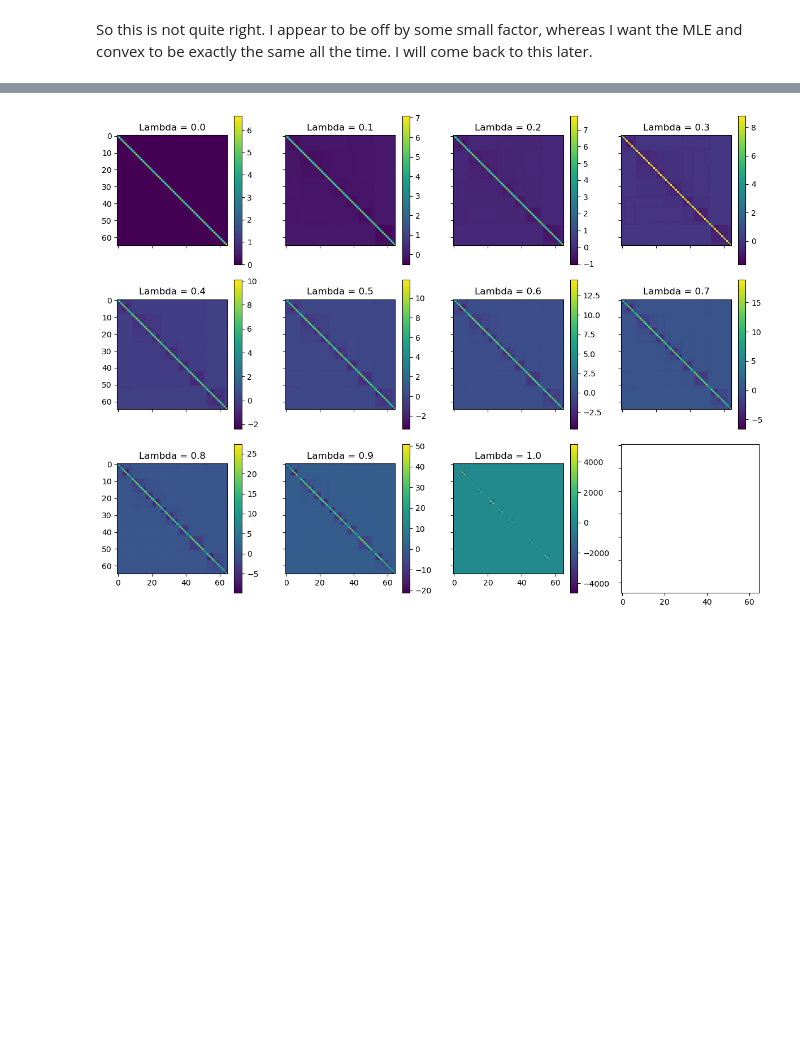
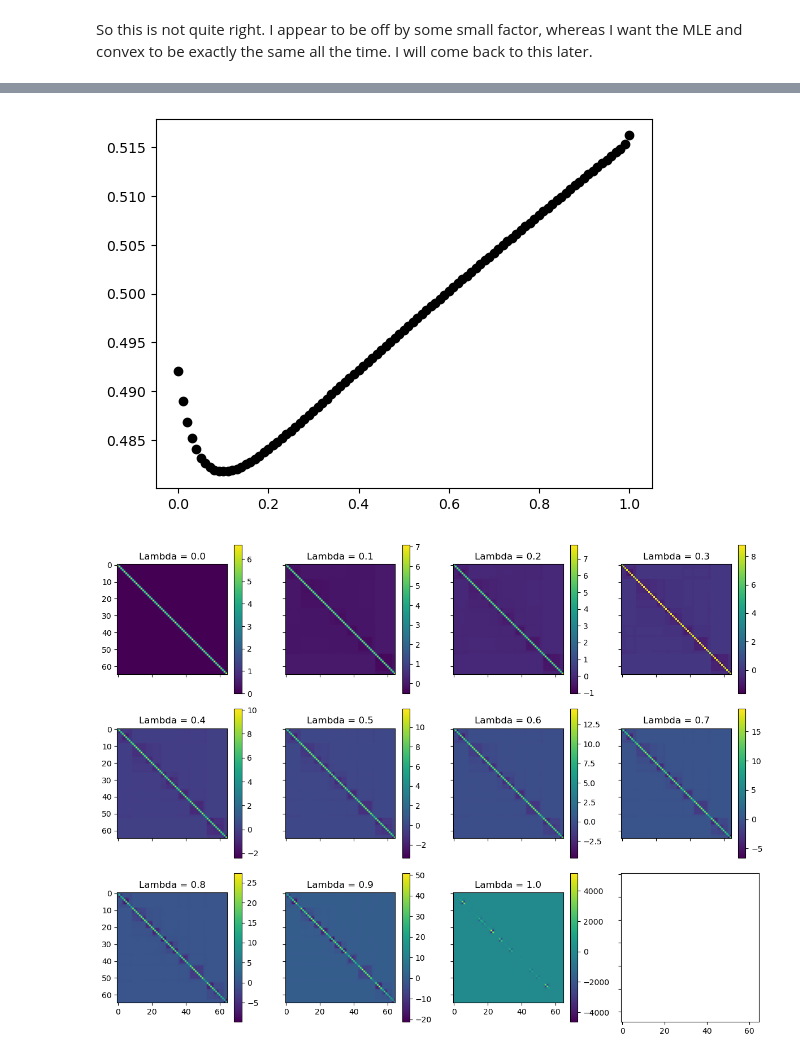
Before and after one commit to pchlenski/phylosig, a Jupyter notebook: 07_convex_combination.ipynb, the cells around one changed output, grey strips where cells are left out. Saved outputs shown, nothing was run; the diff lists cells and outputs as text; code cells hidden in the pictures; blank space fills up the shorter version.

```diff
--- a/07_convex_combination.ipynb
+++ b/07_convex_combination.ipynb
@@ -167,3 +176,14 @@ plt.show()
+# %%
+# Simpler version of z0 as a function of lambda
+
+x = np.random.rand(N, 1)
+
+for lam in np.linspace(0, 1, 101):
+    C_lam = pl.rescale_cov(lam, cov=C)
+    z0, sigma2, ll = pl.mle(x, C_lam, unbiased=True)
+    plt.scatter(lam, z0, c="k")
+# %% [output]
+[figure, added]
 # %%
 # What happens to C_lam^-1 as a function of lambda?
 
```
Also changed, not shown: parts of 9 cells of this notebook, 4 other files.
